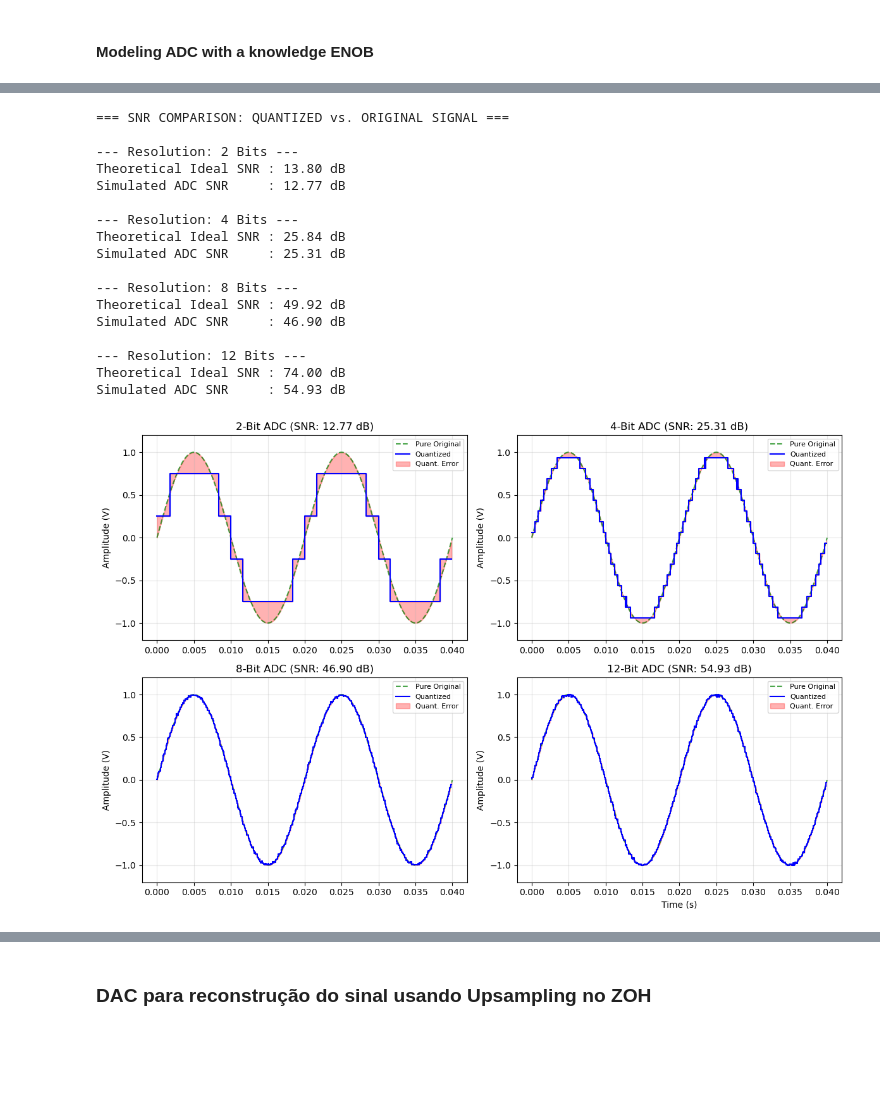
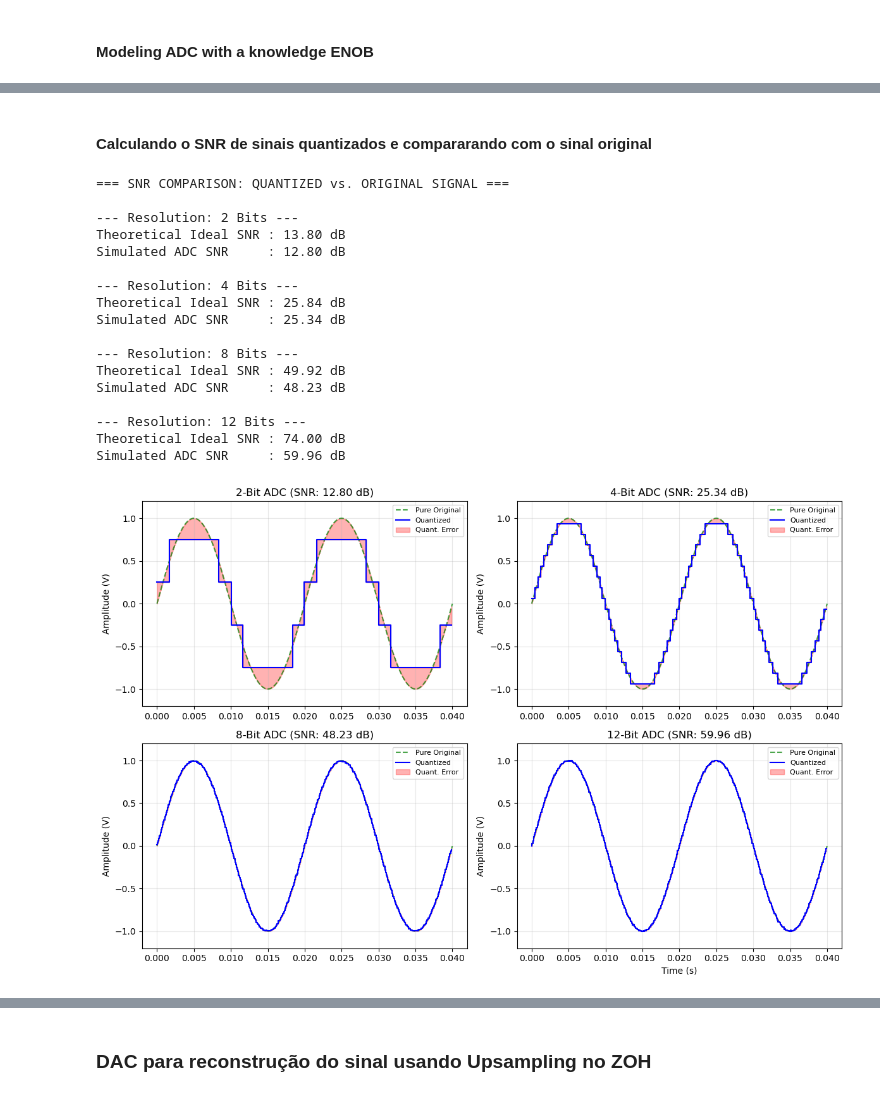
Before and after one commit to elmerfariass/DSPcap, a Jupyter notebook: ADC&DAC.ipynb, the cells around one changed output, grey strips where cells are left out. Drawn from its saved outputs; the diff is of its cells as text; code cells hidden in the pictures; blank space fills up the shorter version.

```diff
--- a/ADC&DAC.ipynb
+++ b/ADC&DAC.ipynb
@@ -698,3 +775,5 @@ Configuration: ENOB = 2 (Hardware Resolution = 4 bits, LSB = 0.1875 V)
+# %% [markdown]
+#### Calculando o SNR de sinais quantizados e compararando com o sinal original
 # %%
 
 # High base frequency to simulate a continuous "analog" signal
@@ -704,10 +783,12 @@ adc_sampling_freq = 10000
 signal_freq = 50
 amplitude = 1.0
 min_voltage, max_voltage = -1.0, 1.0
-
 # Time axis and original sine wave (simulating 2 cycles of 50Hz)
 analog_time = np.arange(0, 0.04, 1/analog_sampling_freq)
-original_signal = amplitude * np.sin(2 * np.pi * signal_freq * analog_time)
+
+original_signal = amplitude * np.sin(2 * np.pi * signal_freq * analog_time)   # Adding a bit of noise to simulate real conditions
+
+snr_db = 20 * np.log10(np.max(np.abs(original_signal)) / (np.std(original_signal - np.mean(original_signal)) + 1e-10))
 
 # Downsampling the purely mathematical signal for error calculation
 sampling_ratio = int(analog_sampling_freq / adc_sampling_freq)
@@ -725,7 +806,7 @@ for i, bits in enumerate(resolutions):
     (sampled_time, raw_samples, quantized_signal, quant_noise,
      binary_output, gray_output, simulated_snr, enob) = adc_simulation(
         original_signal, analog_sampling_freq, adc_sampling_freq,
-        bits, min_voltage, max_voltage, noise_std=0.01
+        bits, min_voltage, max_voltage, noise_std=0.005
     )
 
     # Theoretical Quantization SNR for a full-scale sine wave: SNR = 6.02N + 1.76
@@ -746,35 +827,35 @@ for i, bits in enumerate(resolutions):
     # Plot the discrete "staircase" levels
     plt.step(sampled_time, quantized_signal, where='mid', color='blue', linewidth=1.5, label='Quantized')
 
     # Visualize the quantization error as a filled red area
     plt.fill_between(sampled_time, sampled_original_signal, quantized_signal,
                      color='red', alpha=0.3, step='mid', label='Quant. Error')
 
     plt.title(f'{bits}-Bit ADC (SNR: {simulated_snr:.2f} dB)')
     plt.ylabel('Amplitude (V)')
     plt.ylim(-1.2, 1.2)
     plt.legend(loc='upper right', fontsize=8)
     plt.grid(True, alpha=0.3)
 
 plt.xlabel('Time (s)')
 plt.tight_layout()
 plt.show()
 # %% [output]
 === SNR COMPARISON: QUANTIZED vs. ORIGINAL SIGNAL ===
 
 --- Resolution: 2 Bits ---
 Theoretical Ideal SNR : 13.80 dB
-Simulated ADC SNR     : 12.77 dB
+Simulated ADC SNR     : 12.80 dB
 
 --- Resolution: 4 Bits ---
 Theoretical Ideal SNR : 25.84 dB
-Simulated ADC SNR     : 25.31 dB
+Simulated ADC SNR     : 25.34 dB
 
 --- Resolution: 8 Bits ---
 Theoretical Ideal SNR : 49.92 dB
-Simulated ADC SNR     : 46.90 dB
+Simulated ADC SNR     : 48.23 dB
 
 --- Resolution: 12 Bits ---
 Theoretical Ideal SNR : 74.00 dB
-Simulated ADC SNR     : 54.93 dB
+Simulated ADC SNR     : 59.96 dB
-[figure, old version]
+[figure, new version]
```
Also changed, not shown: parts of 16 cells of this notebook.
